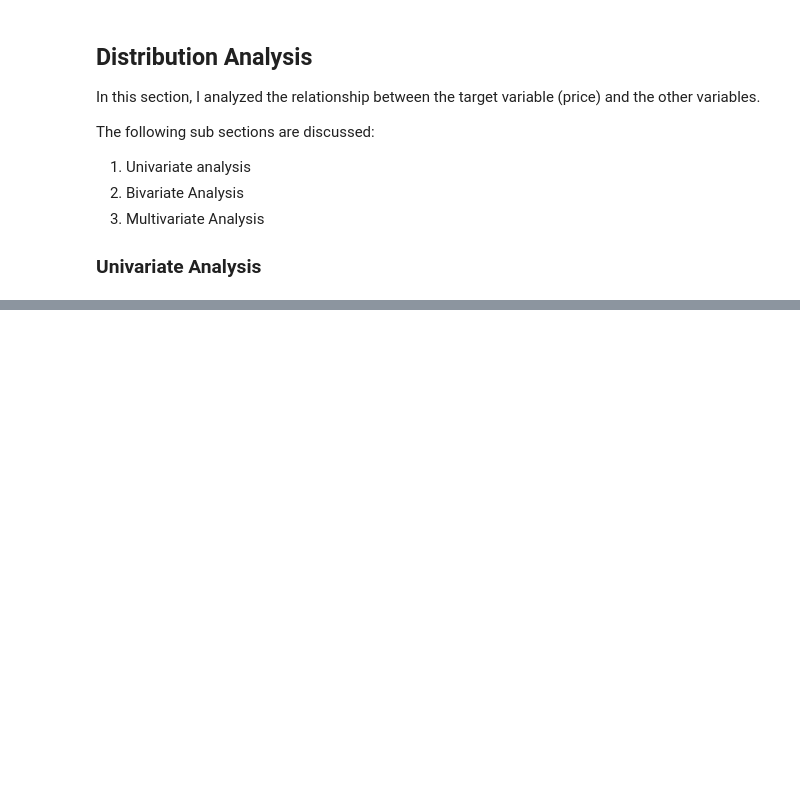
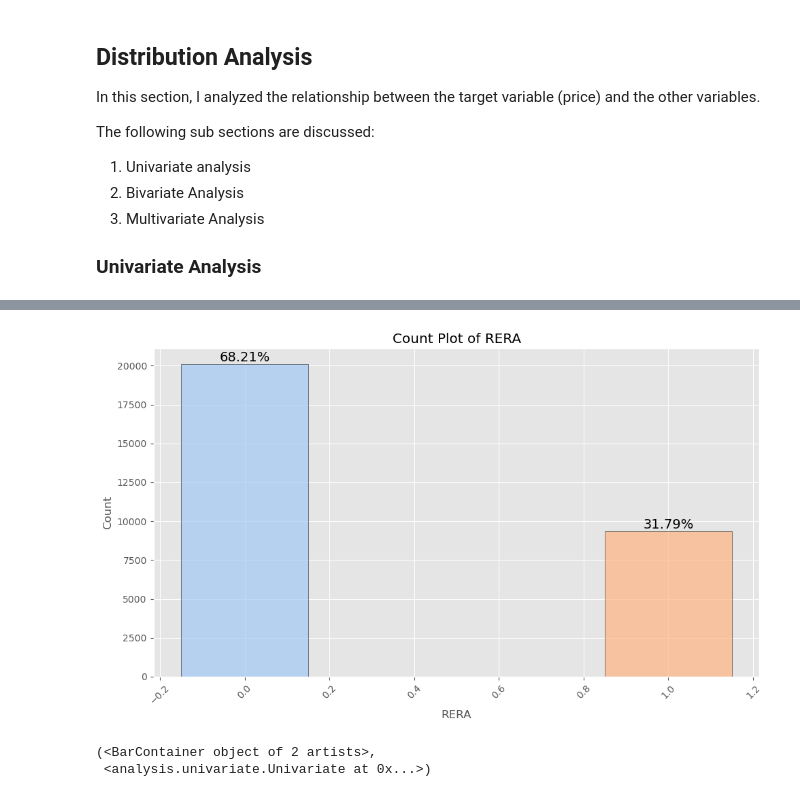
Before and after one commit to mobadara/housing-in-india, a Jupyter notebook: notebooks/exploratory-data-analysis.ipynb, the cells around one changed output, grey strips where cells are left out. Cells and saved outputs as stored; diff of their text form; code cells hidden in the pictures; blank space fills up the shorter version.

```diff
--- a/notebooks/exploratory-data-analysis.ipynb
+++ b/notebooks/exploratory-data-analysis.ipynb
@@ -211,0 +237,6 @@ In this section, I analyzed the relationship between the target variable (price)
+# %%
+univariate.categorial_analysis(column='RERA')
+# %% [output]
+[figure, added]
+(<BarContainer object of 2 artists>,
+ <analysis.univariate.Univariate at 0x...>)
```
Also changed, not shown: parts of 22 cells of this notebook.
